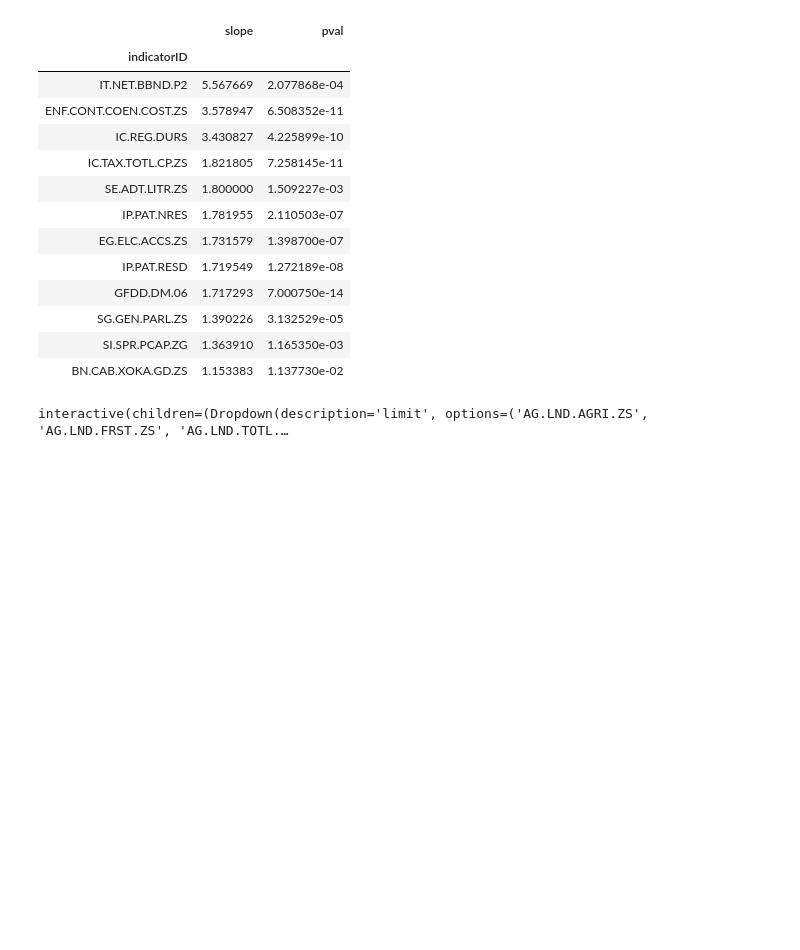
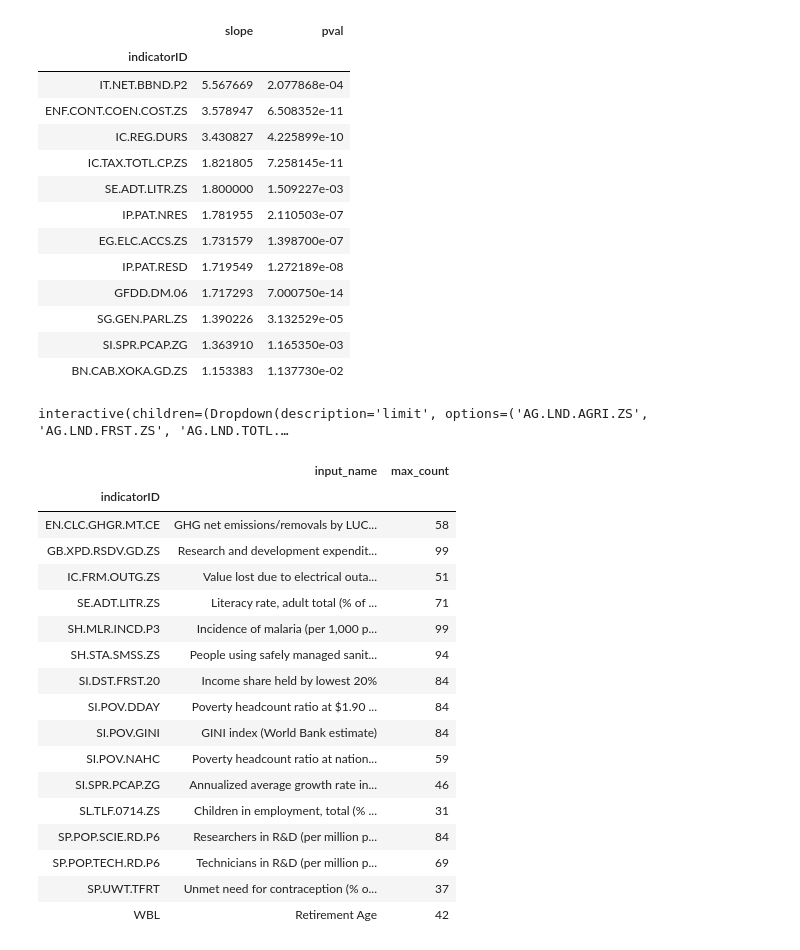
Before and after one commit to worldbank/ESG_gaps_research, a Jupyter notebook: python/coverage-descriptive.ipynb, the cells around one changed output. Saved outputs shown, nothing was run; the diff lists cells and outputs as text; code cells hidden in the pictures; blank space fills up the shorter version.

```diff
--- a/python/coverage-descriptive.ipynb
+++ b/python/coverage-descriptive.ipynb
@@ -117,3 +118,28 @@ def indicator_drilldown(limit=dropdown):
     sns.heatmap(df.pivot_table(index='iso3c', columns='date', values='value', aggfunc='count'), cmap='Blues')
 # %% [output]
 interactive(children=(Dropdown(description='limit', options=('AG.LND.AGRI.ZS', 'AG.LND.FRST.ZS', 'AG.LND.TOTL.…
+# %%
+pd.options.display.max_colwidth = 100
+
+lowc = counts.max(axis=1).rename('max_count')
+
+meta.set_index('cetsid')[['input_name']].join(lowc[lowc<100].astype('int64'), how='right')
+# %% [output]
+|  | input_name | max_count |
+| indicatorID |  |  |
+| EN.CLC.GHGR.MT.CE | GHG net emissions/removals by LUC... | 58 |
+| GB.XPD.RSDV.GD.ZS | Research and development expendit... | 99 |
+| IC.FRM.OUTG.ZS | Value lost due to electrical outa... | 51 |
+| SE.ADT.LITR.ZS | Literacy rate, adult total (% of ... | 71 |
+| SH.MLR.INCD.P3 | Incidence of malaria (per 1,000 p... | 99 |
+| SH.STA.SMSS.ZS | People using safely managed sanit... | 94 |
+| SI.DST.FRST.20 | Income share held by lowest 20% | 84 |
+| SI.POV.DDAY | Poverty headcount ratio at $1.90 ... | 84 |
+| SI.POV.GINI | GINI index (World Bank estimate) | 84 |
+| SI.POV.NAHC | Poverty headcount ratio at nation... | 59 |
+| SI.SPR.PCAP.ZG | Annualized average growth rate in... | 46 |
+| SL.TLF.0714.ZS | Children in employment, total (% ... | 31 |
+| SP.POP.SCIE.RD.P6 | Researchers in R&D (per million p... | 84 |
+| SP.POP.TECH.RD.P6 | Technicians in R&D (per million p... | 69 |
+| SP.UWT.TFRT | Unmet need for contraception (% o... | 37 |
+| WBL | Retirement Age | 42 |
```
Also changed, not shown: parts of 1 cell of this notebook, 1 other file.
